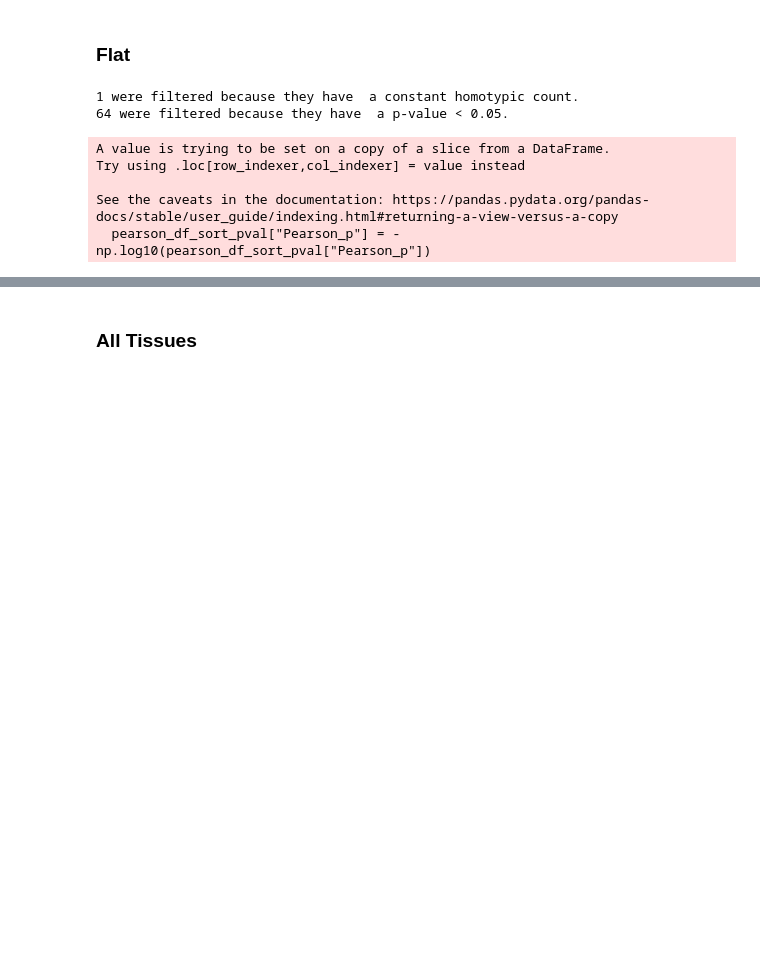
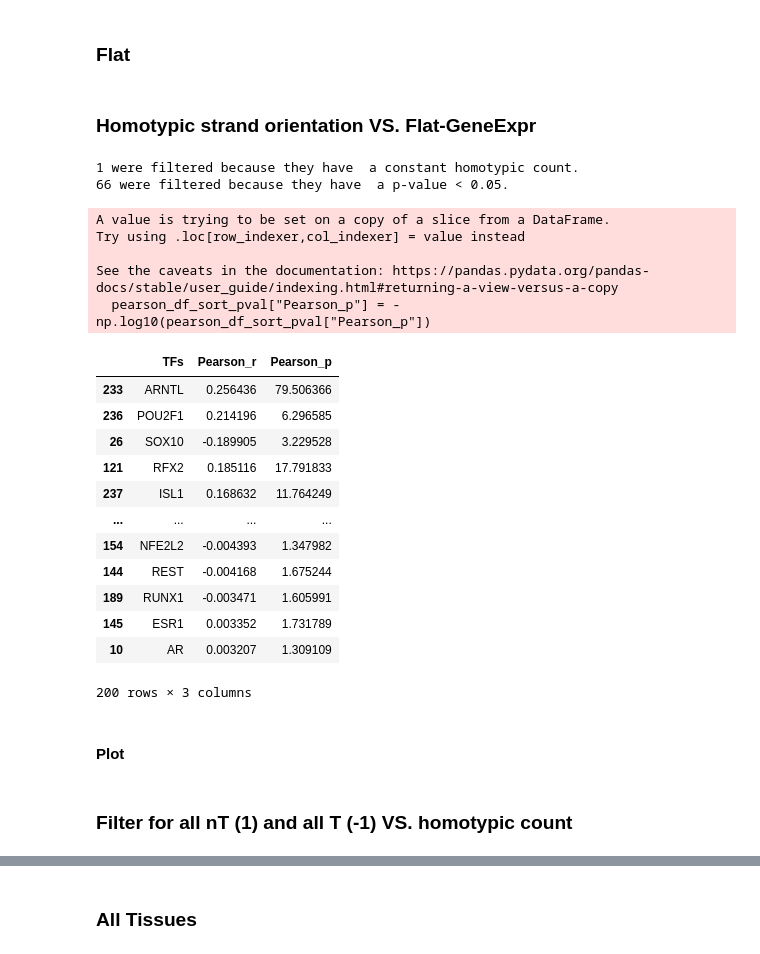
Before and after one commit to JulianMeigen/Bachelor, a Jupyter notebook: E_Single_TFBS/Strand_Distance.ipynb, the cells around one changed output, grey strips where cells are left out. Cells and saved outputs as stored; diff of their text form; code cells hidden in the pictures; blank space fills up the shorter version.

```diff
--- a/E_Single_TFBS/Strand_Distance.ipynb
+++ b/E_Single_TFBS/Strand_Distance.ipynb
@@ -12,11 +12,6 @@ import seaborn as sns
 
 from scipy.stats import pearsonr, spearmanr
 #import glob
-# %%
-def reduce_homotypic_tfbs_occurence_consider_strand(df):
-    occur_region = df.groupby(["chr", "geneID", "tf", "homotypic_count", "strand_orientation"]).cumcount()
-    df_red = df[occur_region == 0]
-    return df_red
 # %%
 path = "/sybig/projects/GeneRegulation/data/jme/Bachelorarbeit/data/Single_TFBS/All_TFBS.csv"
 #path = r"C:\Users\julia\MyPython\BA\All_TFBS.csv"
@@ -109,7 +104,16 @@ def get_pearson(df, x="homotypic_count", tissue="GeneExpr"):
     pearson_df = pd.DataFrame({"TFs":tf_lst, "Pearson_r":r_lst, "Pearson_p":p_lst})
 
     return pearson_df
+# %%
+def reduce_homotypic_tfbs_occurence_consider_strand(df):
+    occur_region = df.groupby(["chr", "geneID", "tf", "homotypic_count", "Tissue"]).cumcount()
+    df_red = df[occur_region == 0]
+    return df_red
 # %%
 flat_strand_df = flatten_tissues_expand_df(df_strand, tissue_iloc=10)
-pearson_strand_df = get_pearson(flat_strand_df, x="homotypic_strand_orientation")
+flat_strand_df_red = reduce_homotypic_tfbs_occurence_consider_strand(flat_strand_df)
+# %% [markdown]
+### Homotypic strand orientation VS. Flat-GeneExpr
+# %%
+pearson_strand_df = get_pearson(flat_strand_df_red, x="homotypic_strand_orientation")
 # %%
@@ -118,9 +122,27 @@ pearson_strand_df = get_pearson(flat_strand_df, x="homotypic_strand_orientation"
 pearson_df_sort_pval, filterd_constant, filtered_by_p = refine_pearson_df(pearson_strand_df)
 # %% [output]
 1 were filtered because they have  a constant homotypic count.
-64 were filtered because they have  a p-value < 0.05.
+66 were filtered because they have  a p-value < 0.05.
 A value is trying to be set on a copy of a slice from a DataFrame.
 Try using .loc[row_indexer,col_indexer] = value instead
 
 See the caveats in the documentation: https://pandas.pydata.org/pandas-docs/stable/user_guide/indexing.html#returning-a-view-versus-a-copy
   pearson_df_sort_pval["Pearson_p"] = -np.log10(pearson_df_sort_pval["Pearson_p"])
+# %%
+pearson_df_sort_pval
+# %% [output]
+|  | TFs | Pearson_r | Pearson_p |
+| 233 | ARNTL | 0.256436 | 79.506366 |
+| 236 | POU2F1 | 0.214196 | 6.296585 |
+| 26 | SOX10 | -0.189905 | 3.229528 |
+| 121 | RFX2 | 0.185116 | 17.791833 |
+| 237 | ISL1 | 0.168632 | 11.764249 |
+| ... | ... | ... | ... |
+| 154 | NFE2L2 | -0.004393 | 1.347982 |
+| 144 | REST | -0.004168 | 1.675244 |
+| 189 | RUNX1 | -0.003471 | 1.605991 |
+| 145 | ESR1 | 0.003352 | 1.731789 |
+| 10 | AR | 0.003207 | 1.309109 |
+200 rows × 3 columns
+# %% [markdown]
+#### Plot
@@ -126,0 +172,2 @@ See the caveats in the documentation: https://pandas.pydata.org/pandas-docs/stab
+# %% [markdown]
+### Filter for all nT (1) and all T (-1) VS. homotypic count
```
Also changed, not shown: parts of 11 cells of this notebook, 1 other file.
